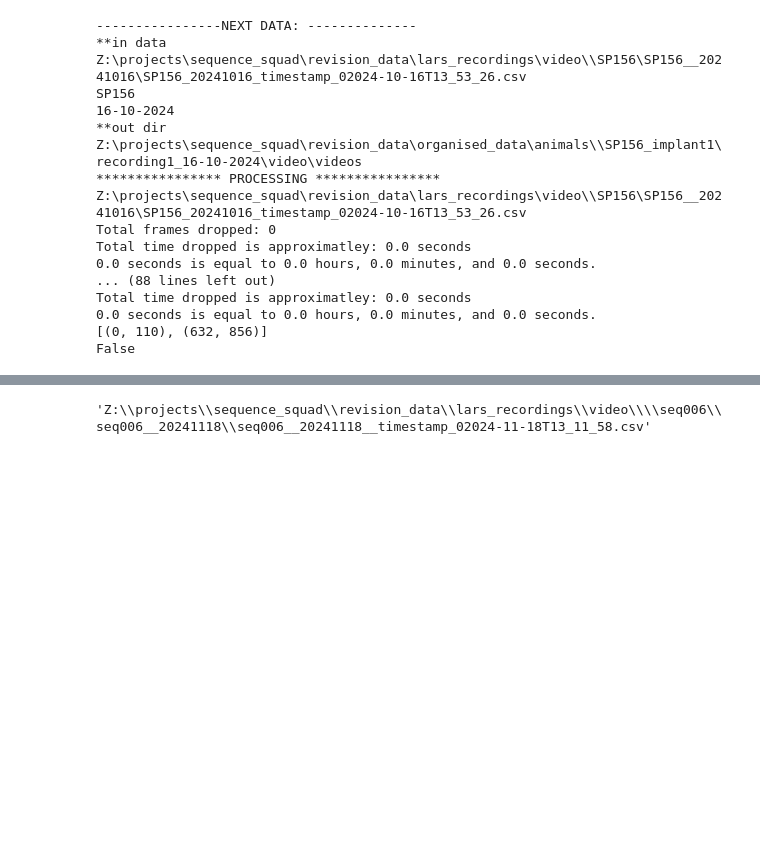
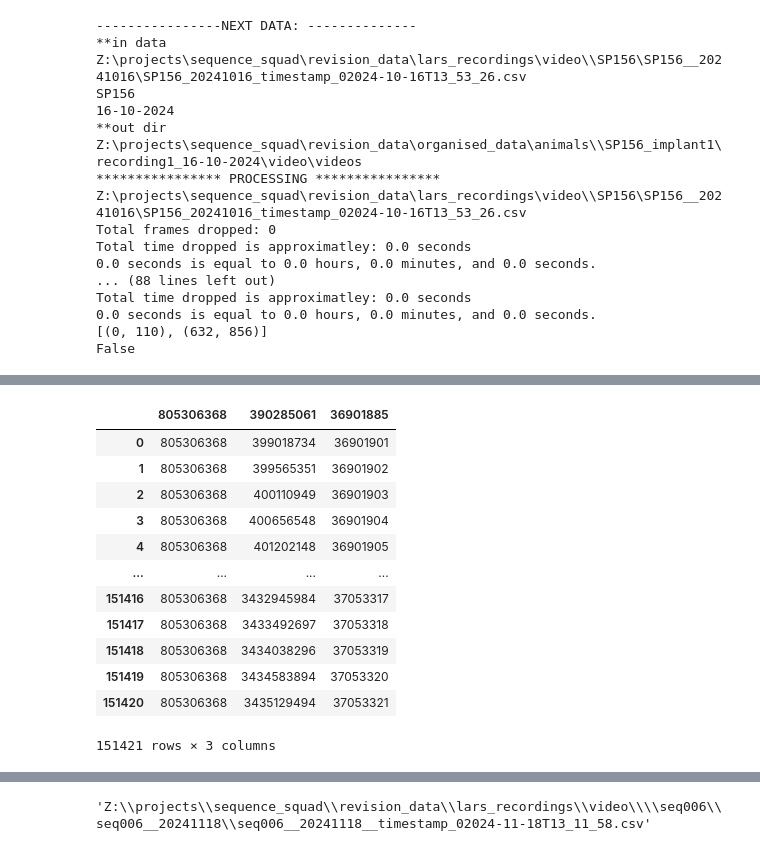
Before and after one commit to SainsburyWellcomeCentre/sequences_neuropixel_preprocess, a Jupyter notebook: 2_process_video_files.ipynb, the cells around one changed output, grey strips where cells are left out. Drawn from its saved outputs; the diff is of its cells as text; code cells hidden in the pictures; blank space fills up the shorter version.

```diff
--- a/2_process_video_files.ipynb
+++ b/2_process_video_files.ipynb
@@ -564,0 +643,18 @@ False
+# %%
+Camera_timestamps = pd.read_csv(r"Z:\projects\sequence_squad\revision_data\lars_recordings\video\seq054\seq054__20250616_111737\seq054__20250616_111737__cam1.csv")
+# %%
+Camera_timestamps
+# %% [output]
+|  | 805306368 | 390285061 | 36901885 |
+| 0 | 805306368 | 399018734 | 36901901 |
+| 1 | 805306368 | 399565351 | 36901902 |
+| 2 | 805306368 | 400110949 | 36901903 |
+| 3 | 805306368 | 400656548 | 36901904 |
+| 4 | 805306368 | 401202148 | 36901905 |
+| ... | ... | ... | ... |
+| 151416 | 805306368 | 3432945984 | 37053317 |
+| 151417 | 805306368 | 3433492697 | 37053318 |
+| 151418 | 805306368 | 3434038296 | 37053319 |
+| 151419 | 805306368 | 3434583894 | 37053320 |
+| 151420 | 805306368 | 3435129494 | 37053321 |
+151421 rows × 3 columns
```
Also changed, not shown: parts of 13 cells of this notebook, 2 other files.
